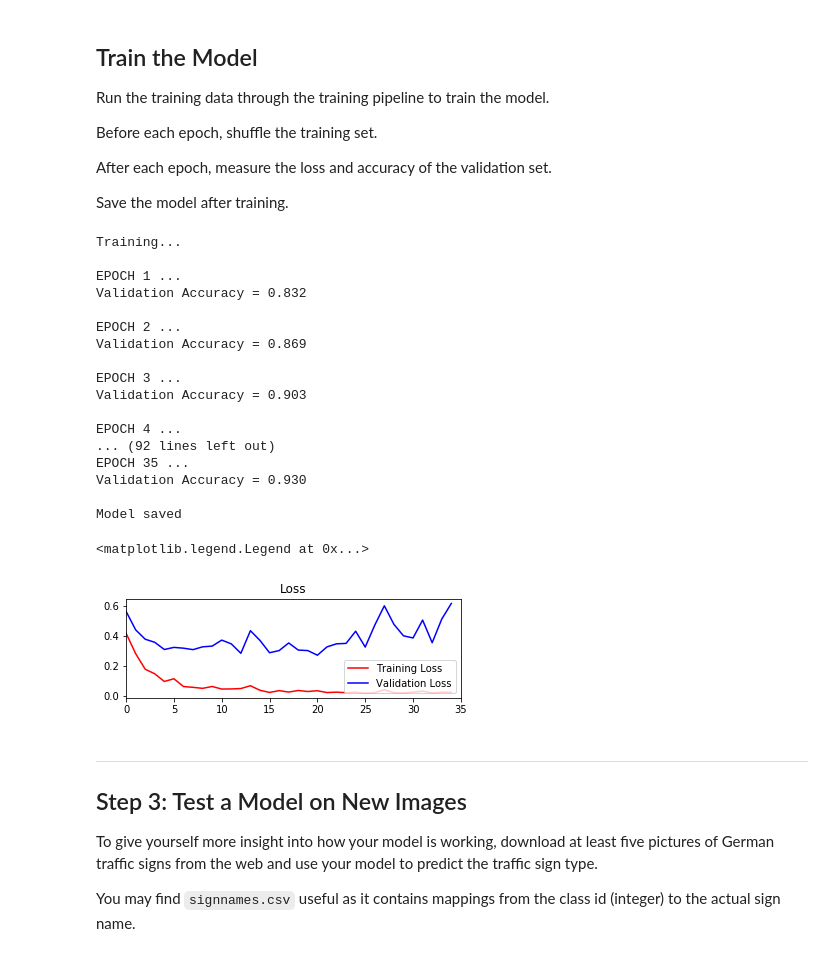
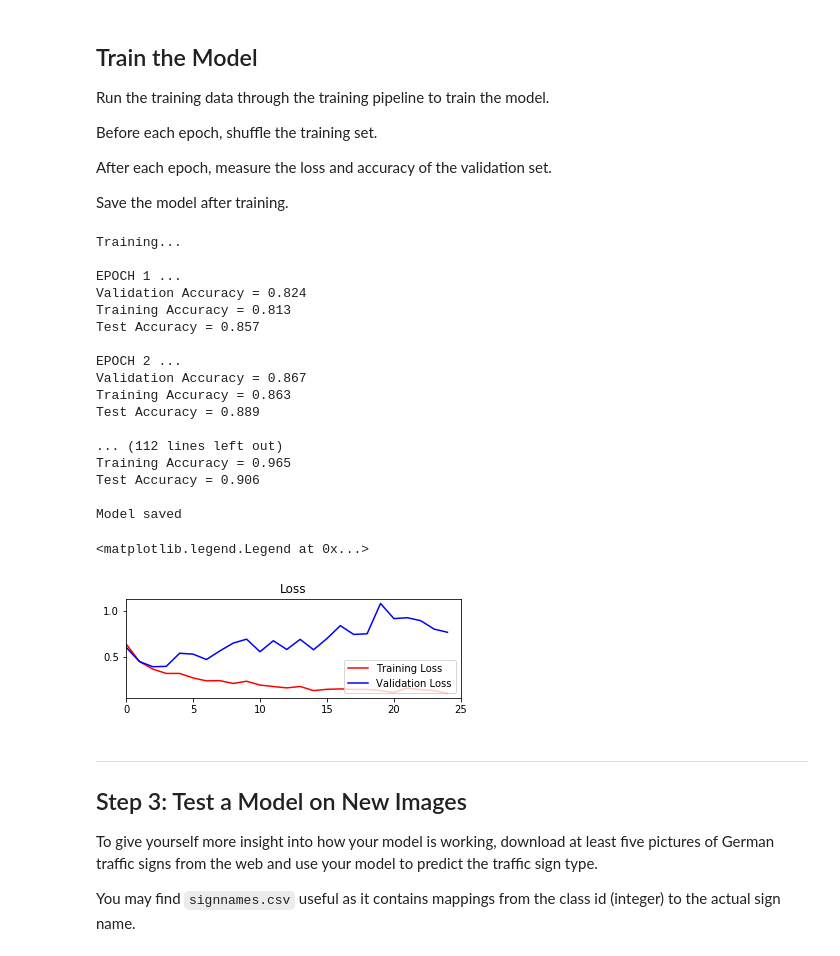
Before and after one commit to EmilePapillon/CarND-Traffic-Sign-Classifier-Project, a Jupyter notebook: Traffic_Sign_Classifier.ipynb, the cells around one changed output. Cells and saved outputs as stored; diff of their text form; code cells hidden in the pictures.

```diff
--- a/Traffic_Sign_Classifier.ipynb
+++ b/Traffic_Sign_Classifier.ipynb
@@ -338,5 +321,5 @@ plt.imshow(image.astype('uint8'))
 # %%
-EPOCHS = 35
+EPOCHS = 25
 BATCH_SIZE = 32
 # %% [markdown]
 ### Model Architecture
@@ -351,7 +334,7 @@ def LeNet(x):
     sigma = 0.1
     keep_prob = 0.5
 
-    dropout1 = True
+    dropout1 = False
     dropout2 = False
     dropout_before_pooling = True
 
@@ -435,7 +418,7 @@ sets imply underfitting. A high accuracy on the training set but low accuracy on
 ## Training Pipeline
 Create a training pipeline that uses the model to classify MNIST data.
 # %%
-rate = 0.0005
+rate = 0.001
 
 logits = LeNet(x)
 cross_entropy = tf.nn.softmax_cross_entropy_with_logits(labels=one_hot_y, logits=logits)
@@ -498,43 +473,47 @@ with tf.Session() as sess:
             batch_x, batch_y = X_train[offset:end], y_train[offset:end]
             sess.run(training_operation, feed_dict={x: batch_x, y: batch_y})
 
         training_loss_history.append(sess.run(loss_operation, feed_dict={x: X_train,y: y_train}))
         validation_loss_history.append(sess.run(loss_operation, feed_dict={x: X_validation, y:y_validation}))
 
+        test_accuracy = evaluate(X_test, y_test)
+        training_accuracy = evaluate(X_train, y_train)
         validation_accuracy = evaluate(X_validation, y_validation)
         print("EPOCH {} ...".format(i+1))
         print("Validation Accuracy = {:.3f}".format(validation_accuracy))
+        print("Training Accuracy = {:.3f}".format(training_accuracy))
+        print("Test Accuracy = {:.3f}".format(test_accuracy))
         print()
 
     saver.save(sess, './mymodel.ckpt')
     print("Model saved")
 
 loss_plot = plt.subplot(2,1,1)
 loss_plot.set_title('Loss')
 loss_plot.plot(training_loss_history, 'r', label='Training Loss')
 loss_plot.plot(validation_loss_history, 'b', label='Validation Loss')
 loss_plot.set_xlim([0, EPOCHS])
 loss_plot.legend(loc=4)
 # %% [output]
 Training...
 
 EPOCH 1 ...
-Validation Accuracy = 0.832
+Validation Accuracy = 0.824
+Training Accuracy = 0.813
+Test Accuracy = 0.857
 
 EPOCH 2 ...
-Validation Accuracy = 0.869
+Validation Accuracy = 0.867
+Training Accuracy = 0.863
+Test Accuracy = 0.889
 
-EPOCH 3 ...
-Validation Accuracy = 0.903
-
-EPOCH 4 ...
-... (92 lines left out)
-EPOCH 35 ...
-Validation Accuracy = 0.930
+... (112 lines left out)
+Training Accuracy = 0.965
+Test Accuracy = 0.906
 
 Model saved
 <matplotlib.legend.Legend at 0x...>
-[figure, old version]
+[figure, new version]
 # %% [markdown]
 ---
 
```
Also changed, not shown: parts of 8 cells of this notebook, 3 other files.
